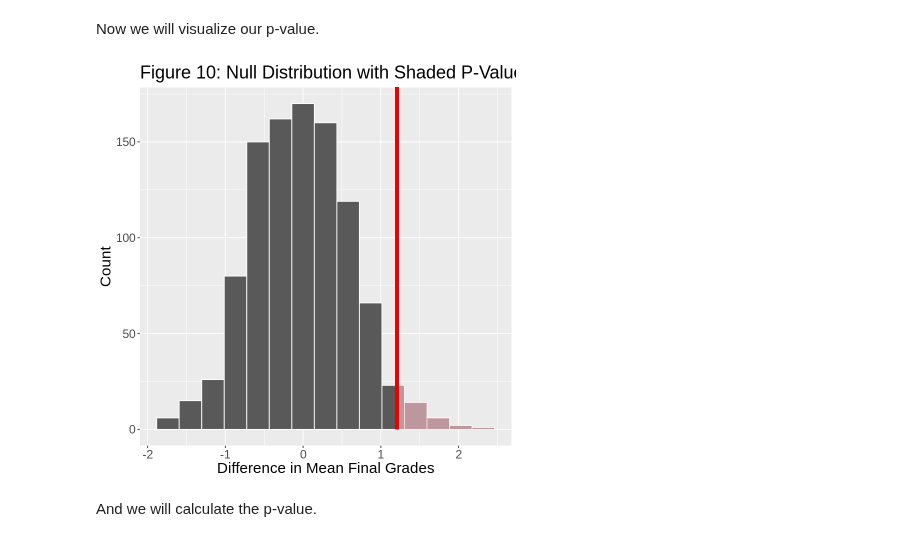
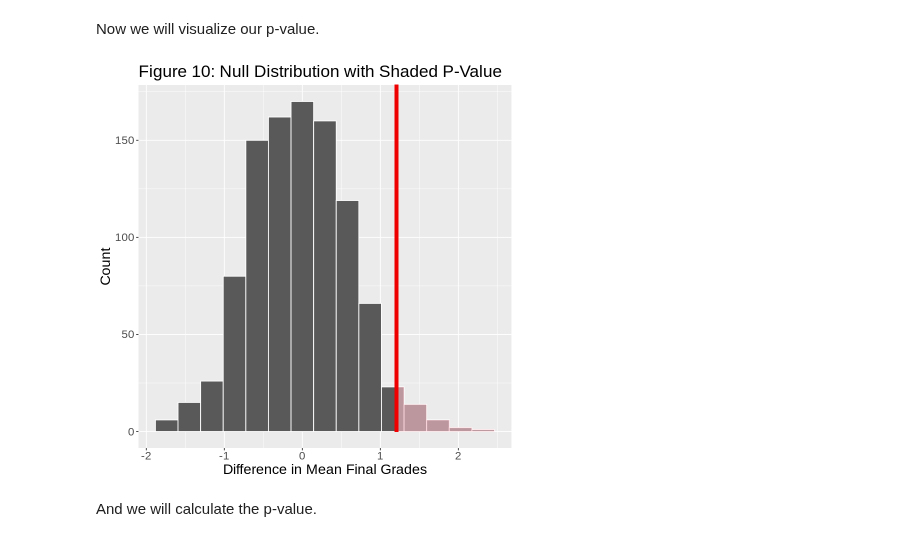
Before and after one commit to jjadeb/stat-201-project, a Jupyter notebook: src/final_report.ipynb, the cells around one changed output. Saved outputs shown, nothing was run; the diff lists cells and outputs as text; code cells hidden in the pictures.

```diff
--- a/src/final_report.ipynb
+++ b/src/final_report.ipynb
@@ -318,15 +331,15 @@ We can notice that unlike our bootstrap distribution, our null distribution is c
 Now we will visualize our p-value.
 # %%
 perm_p_plot <- visualize(null_distribution)  +
-theme(text = element_text(size = 18)) +
+theme(text = element_text(size = 17)) +
 ggtitle("Figure 10: Null Distribution with Shaded P-Value") +
 xlab("Difference in Mean Final Grades") +
 ylab("Count") +
 shade_p_value(obs_stat = obs_diff_mean, direction = "right")
 
 perm_p_plot
 # %% [output]
-[figure, old version]
+[figure, new version]
 # %% [markdown]
 And we will calculate the p-value.
 # %%
```
Also changed, not shown: parts of 4 cells of this notebook.
